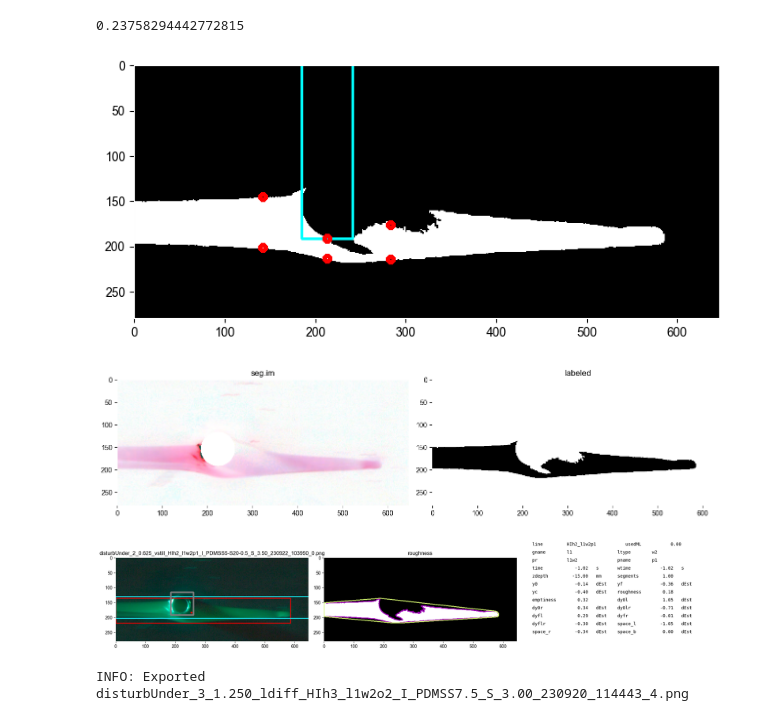
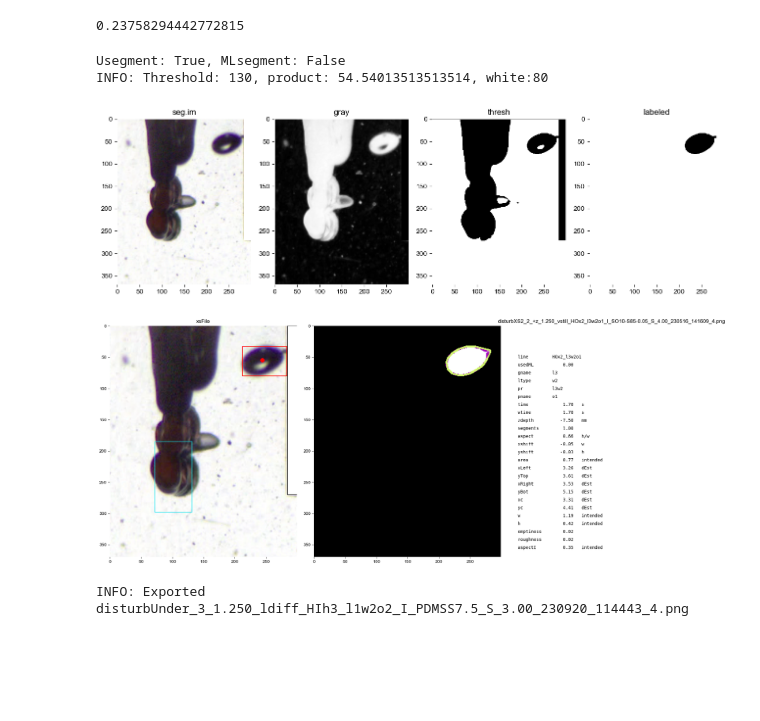
Before and after one commit to usnistgov/embedded3DPvids, a Jupyter notebook: ipynb/singleDoubleTriple/0_debugfile.ipynb, the cells around one changed output. Drawn from its saved outputs; the diff is of its cells as text; code cells hidden in the pictures; blank space fills up the shorter version.

Commit message:
update plotting tools

```diff
--- a/ipynb/singleDoubleTriple/0_debugfile.ipynb
+++ b/ipynb/singleDoubleTriple/0_debugfile.ipynb
@@ -22,7 +22,7 @@ LOGGERDEFINED = logs.openLog('debug.ipynb', LOGGERDEFINED, level='DEBUG', export
 # %% [markdown]
 # single folder
 # %%
-folder2 = os.path.join(cfg.path.server, r'SDT\PDMSS_S20_0.5\I_PDMSS5-S20-0.5_S_3.50\I_PDMSS5-S20-0.5_S_3.50_230922\disturbUnder_2_0.625')
+folder2 = os.path.join(cfg.path.server, r'SDT\SO_S85-0.05\I_SO10-S85-0.05_S_4.00\I_SO10-S85-0.05_S_4.00_230516\disturbXS2_2_+z_1.250')
 sw = SDTWorkflow(folder2)
 sw.run(progDimsK={'overwrite':False, 'getBlips':True})
 # %%
@@ -104,17 +104,18 @@ np.pi*(0.55/2)**2
 0.23758294442772815
 # %%
 newcl = False
-tag = 'l1w2p1'
+tag = 'l3w2o1'
 if len(tag)==6:
     diag = 2
 else:
     diag = 0
 sw.testImage(tag, diag=diag,  overrideSegment=False, useML=False
              , overwriteCropLocs=newcl, exportCropLocs=newcl, topthresh=230, acrit=500)
 # %% [output]
+Usegment: True, MLsegment: False
+INFO: Threshold: 130, product: 54.54013513513514, white:80
-[figure, old version]
+[figure, new version]
-[figure, old version]
+[figure, new version]
-[figure, removed]
 # %%
 sw.vs[tag].ldiffIm(export=True, display=True);
 # %% [output]
```
Also changed, not shown: parts of 2 cells of this notebook, 15 other files.
